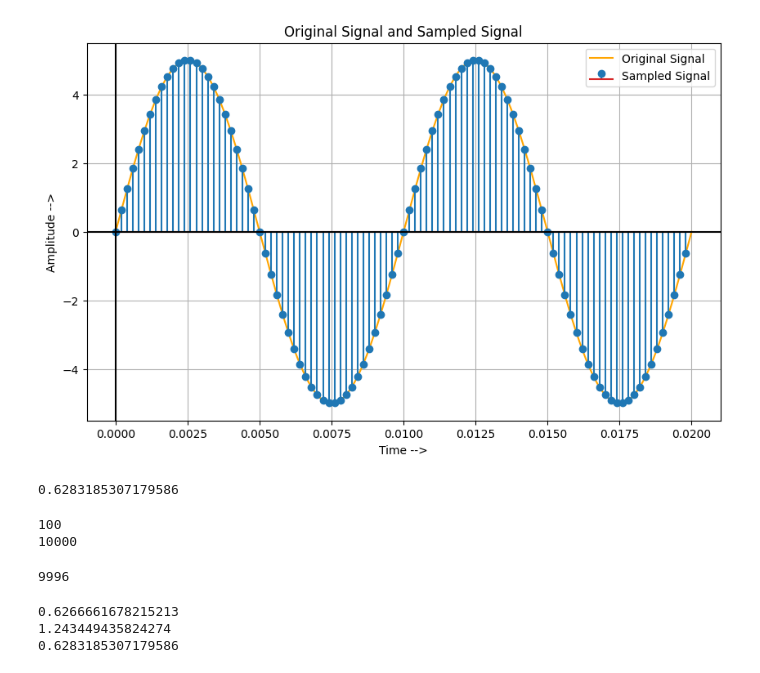
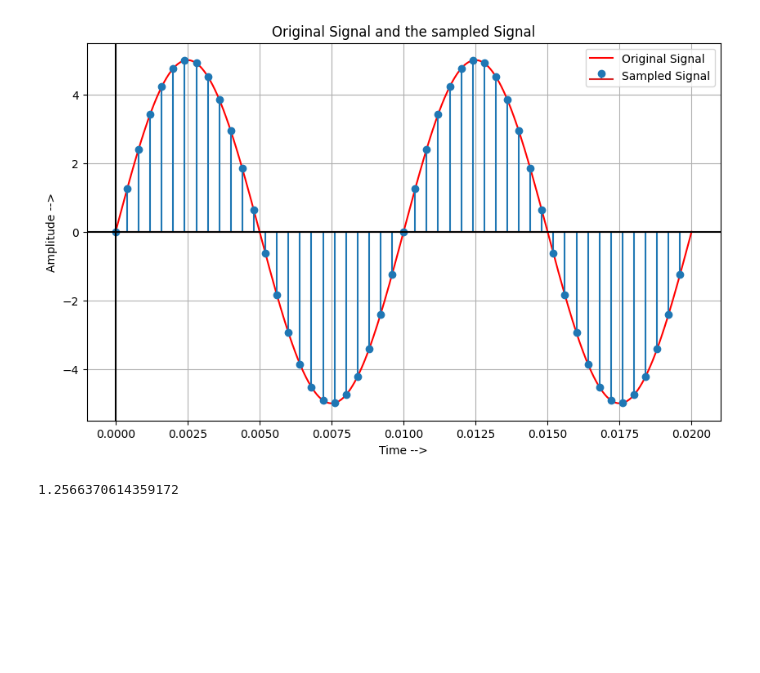
Before and after one commit to ParasKore2003/Digital-Communication-Lab, a Jupyter notebook: Digital Communication/Lab record/Lab 3/Lab3.ipynb, the cells around one changed output. Cells and saved outputs as stored; diff of their text form; code cells hidden in the pictures; blank space fills up the shorter version.

```diff
--- a/Digital Communication/Lab record/Lab 3/Lab3.ipynb
+++ b/Digital Communication/Lab record/Lab 3/Lab3.ipynb
@@ -7,70 +9,33 @@ pi = np.pi
 def delta_dm(A, fm, fs, pi):
     return 2 * A * fm * pi / fs
 # %%
-from itertools import cycle
-
-
-A = 5 #Input signal Amplitude
-fm = 100 # Message Frequency
-M = 50
-fs = M * fm # Sampling frequency
-ts = 1 / fs #Sampling Period
-cycles = 2 #Number of cycles
-t_org = np.linspace(0, M * cycles * ts, 10000)
-t_sam = np.arange(0, M * cycles * ts, ts)
-x_org = A * np.sin(2 * pi * fm * t_org)
-x_sam = A * np.sin(2 * pi * fm * t_sam)
+A = 5 #Amplitude for input signal
+fm = 100 #Message Frequency
+M = 25  #Nyquist Constant
+fs = M * fm  #Sampling Frequency
+ts = 1 / fs  #Sampling Period
+cycles = 2   #Number of cycles
+t_org = np.linspace(0, M * cycles * ts, 100000)   #Points for original signal
+t_sam = np.arange(0, M * cycles * ts, ts)         #Points for sampled signal
+x_org = A * np.sin(2 * pi * fm * t_org)           #Original signal
+x_sam = A * np.sin(2 * pi * fm * t_sam)           #Sampled Signal
 
 plt.figure(figsize=(10,6))
-plt.plot(t_org, x_org, color = 'orange')
-plt.stem(t_sam, x_sam)
-plt.title('Original Signal and Sampled Signal')
+plt.plot(t_org, x_org, color = 'red')
+plt.stem(t_sam,x_sam)
+plt.title('Original Signal and the sampled Signal')
 plt.xlabel('Time -->')
 plt.ylabel('Amplitude -->')
 plt.legend(['Original Signal', 'Sampled Signal'], loc = 'upper right')
 plt.grid(True)
-plt.axhline(y = 0, color = 'black')
-plt.axvline(x = 0, color = 'black')
+plt.axhline( y = 0, color = 'black')
+plt.axvline( x = 0, color = 'black')
 plt.show()
 # %% [output]
-[figure, old version]
+[figure, new version]
 # %%
-delta = delta_dm(A, fm, fs, pi)
+delta = delta_dm(A,fm,fs,pi)
+# delta = 1.5
 print(delta)
 # %% [output]
-0.6283185307179586
+1.2566370614359172
-# %%
-print(len(t_sam))
-print(len(t_org))
-# %% [output]
-100
-10000
-# %%
-mq = []
-value = 0
-for i in range(1,len(t_sam)):
-    if i == 0:
-        pass
-    else:
-        error = x_sam[i] - x_sam[i - 1]
-        if error == 0:
-            for j in range(2,2 * M):
-                mq.append(delta)
-        if error > 0:
-            value+= delta
-            for j in range(2,2 * M):
-                mq.append(value)
-        else:
-            value-= delta
-            for j in range(2,2 * M):
-                mq.append(value)
-print(len(mq))
-# %% [output]
-9996
-# %%
-print(x_sam[1])
-print(x_sam[2])
-# %% [output]
-0.6266661678215213
-1.243449435824274
-0.6283185307179586
```
Also changed, not shown: parts of 9 cells of this notebook.
